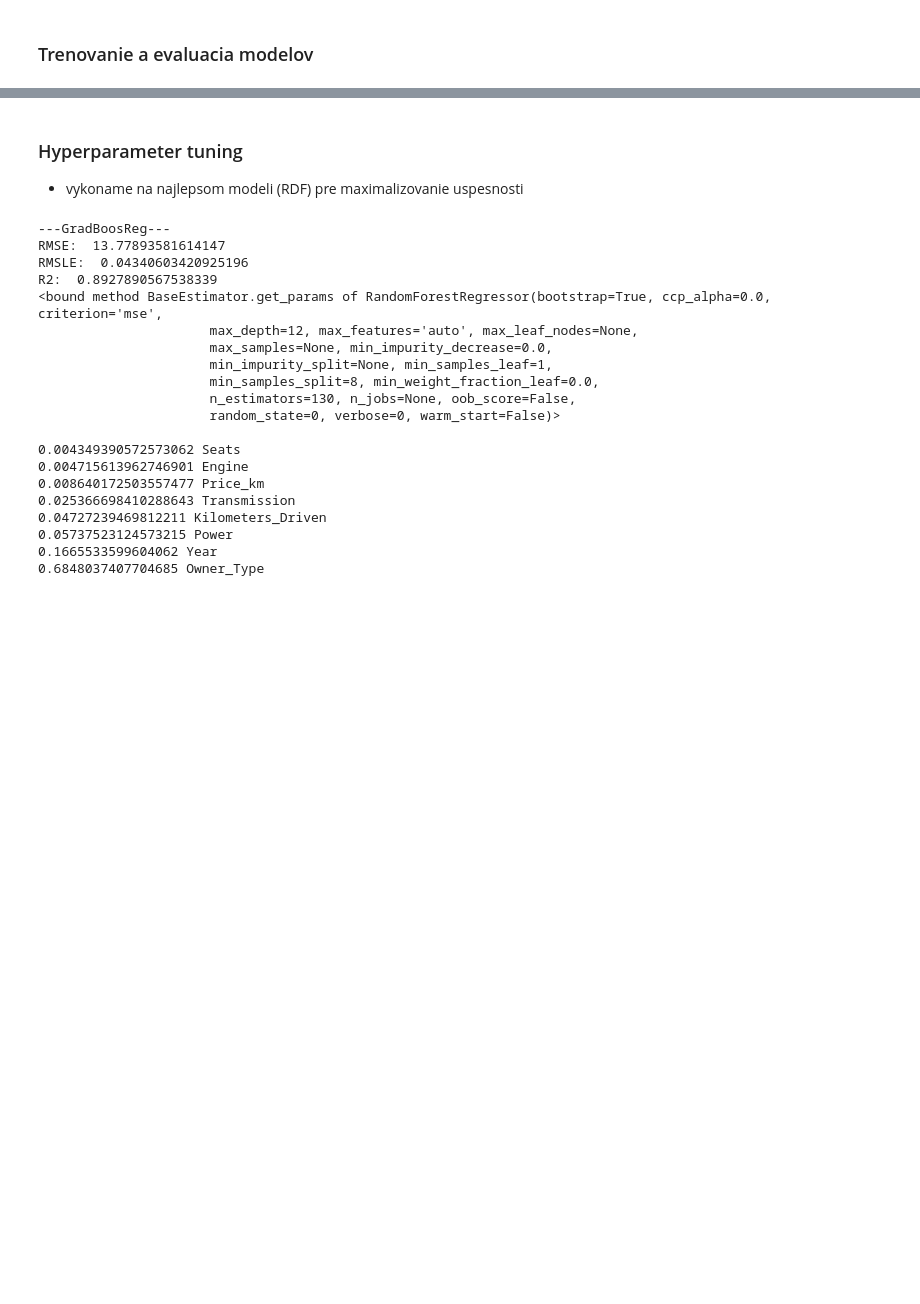
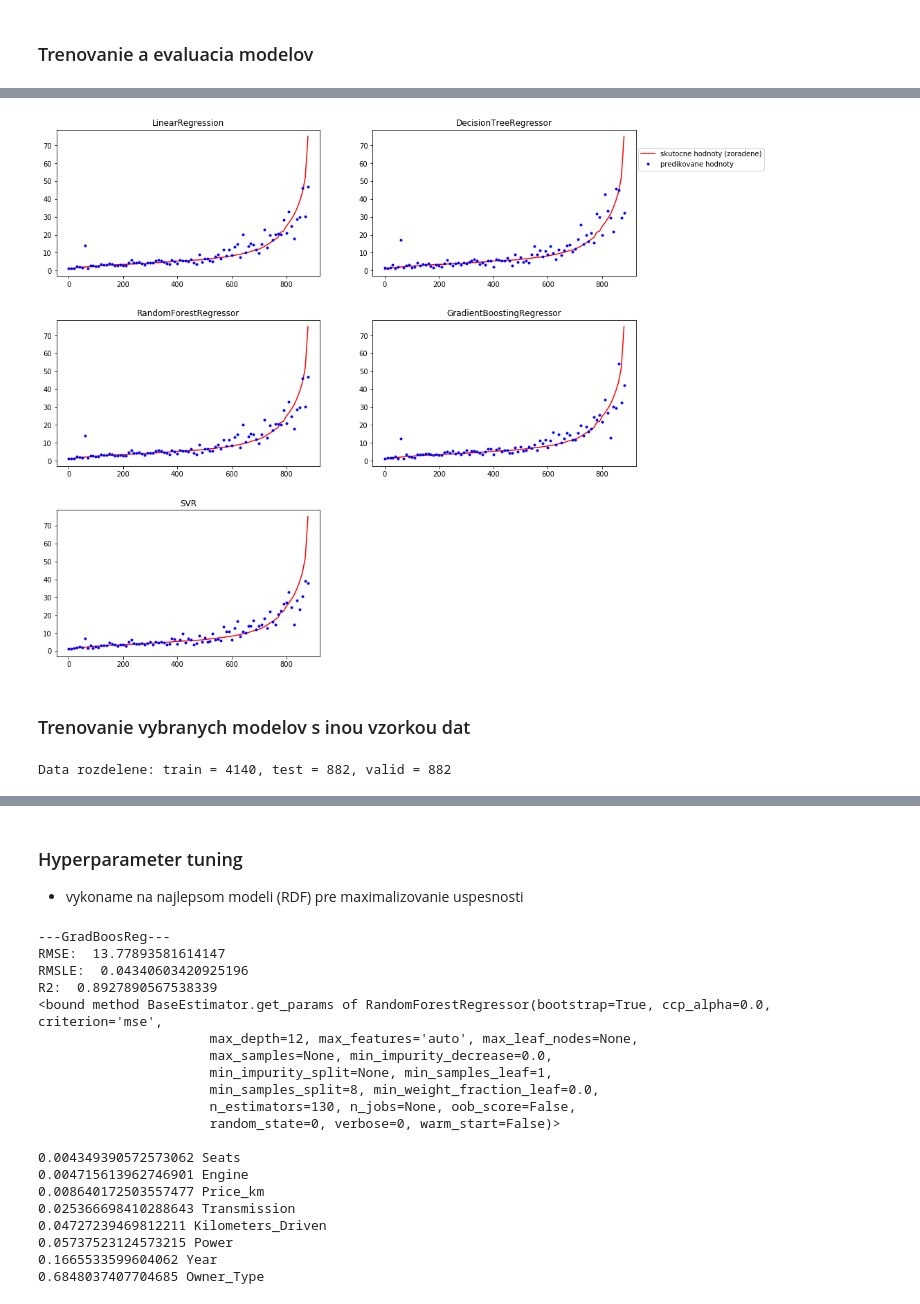
Before and after one commit to simon3358/oznal_2020, a Jupyter notebook: experimenty.ipynb, the cells around one changed output, grey strips where cells are left out. Saved outputs shown, nothing was run; the diff lists cells and outputs as text; code cells hidden in the pictures; blank space fills up the shorter version.

```diff
--- a/experimenty.ipynb
+++ b/experimenty.ipynb
@@ -169,0 +178,59 @@ plt.plot(l[::10], dfl[0][::10], '.', c='blue')  # predict
+# %%
+df1 = pd.DataFrame(predict1, y_test).sort_values(by='Price')
+df2 = pd.DataFrame(predict2, y_test).sort_values(by='Price')
+df3 = pd.DataFrame(predict3, y_test).sort_values(by='Price')
+df4 = pd.DataFrame(predict4, y_test).sort_values(by='Price')
+df5 = pd.DataFrame(predict5, y_test).sort_values(by='Price')
+
+import matplotlib.patches as mpatches
+
+# Setting up the plot surface
+fig = plt.figure(figsize=(15, 14))
+gs = GridSpec(nrows=3, ncols=2, hspace= 0.3)
+
+# First axes
+ax0 = fig.add_subplot(gs[0, 0])
+ax0.plot(l[::10], dfl.index[::10], c='red')
+ax0.plot(l[::10], dfl[0][::10], '.', c='blue')
+ax0.set_title("LinearRegression")
+
+
+# Second axes
+ax1 = fig.add_subplot(gs[0, 1])
+ax1.plot(l[::10], df2.index[::10], c='red',  label='skutocne hodnoty (zoradene)')
+ax1.plot(l[::10], df2[0][::10], '.', c='blue', label='predikovane hodnoty')
+ax1.set_title("DecisionTreeRegressor")
+plt.gca().legend(loc='center right', bbox_to_anchor=(1.5, 0.8), prop={'size': 10})
+
+# Third axes
+ax2 = fig.add_subplot(gs[1, 0])
+ax2.plot(l[::10], df3.index[::10], c='red')
+ax2.plot(l[::10], df3[0][::10], '.', c='blue')
+ax2.set_title("RandomForestRegressor")
+
+# 4. axes
+ax3 = fig.add_subplot(gs[1, 1])
+ax3.plot(l[::10], df4.index[::10], c='red')
+ax3.plot(l[::10], df4[0][::10], '.', c='blue')
+ax3.set_title("GradientBoostingRegressor")
+
+# 5. axes
+ax4 = fig.add_subplot(gs[2, 0])
+ax4.plot(l[::10], df5.index[::10], c='red')
+ax4.plot(l[::10], df5[0][::10], '.', c='blue')
+ax4.set_title("SVR")
+
+#fig.savefig('gridspec.png') # save whole cell with graphs as image
+# %% [output]
+[figure, added]
+# %% [markdown]
+### Trenovanie vybranych modelov s inou vzorkou dat
+# %%
+x_features = ['Year','Kilometers_Driven', 'Owner_Type',
+              'Power', 'Engine'] # manufacturer, v traine one hot vytvoril o 3 stlpce viac co vadilo v scaling-u, co s tym?
+
+x_train, x_test, x_valid, y_train, y_test, y_valid = data_split(x_features, df_train, df_test)
+x_train, x_test, x_valid = encoding(x_train, x_test, x_valid)
+x_train, x_test, x_valid = scaling(x_train, x_test, x_valid)
+# %% [output]
+Data rozdelene: train = 4140, test = 882, valid = 882
```
Also changed, not shown: parts of 14 cells of this notebook.
